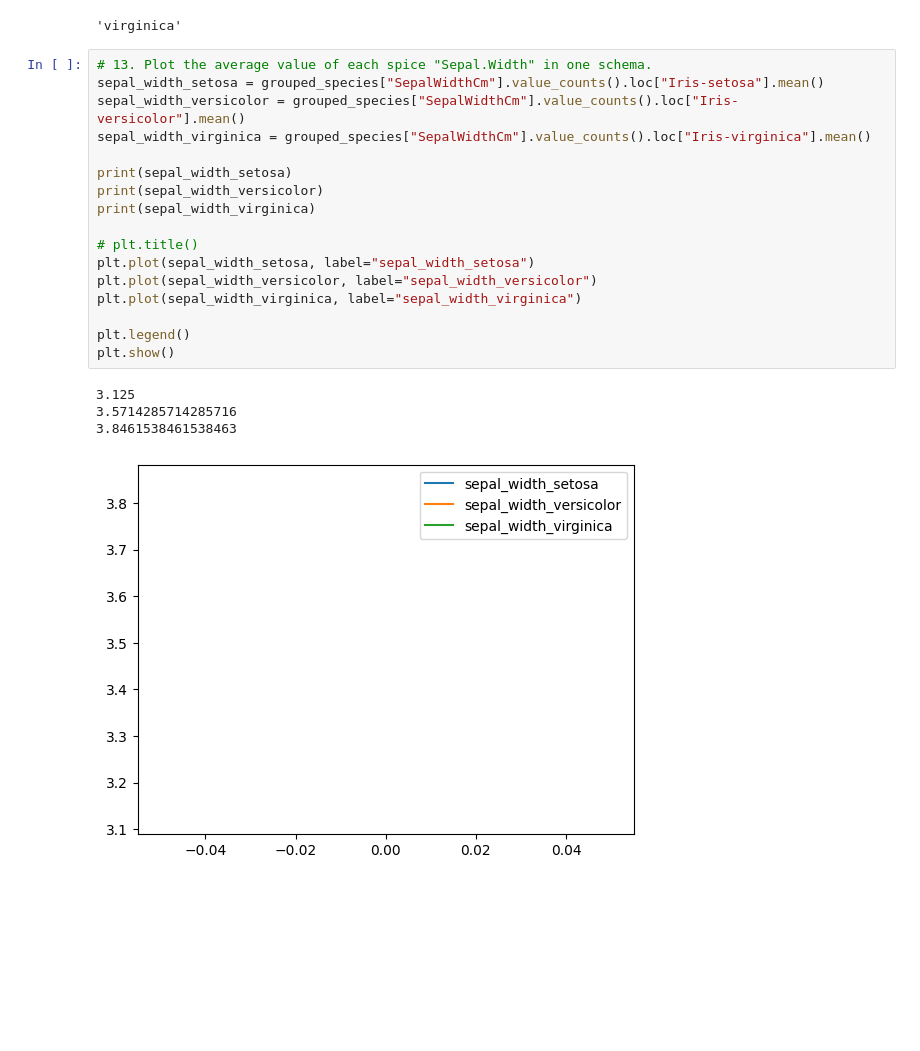
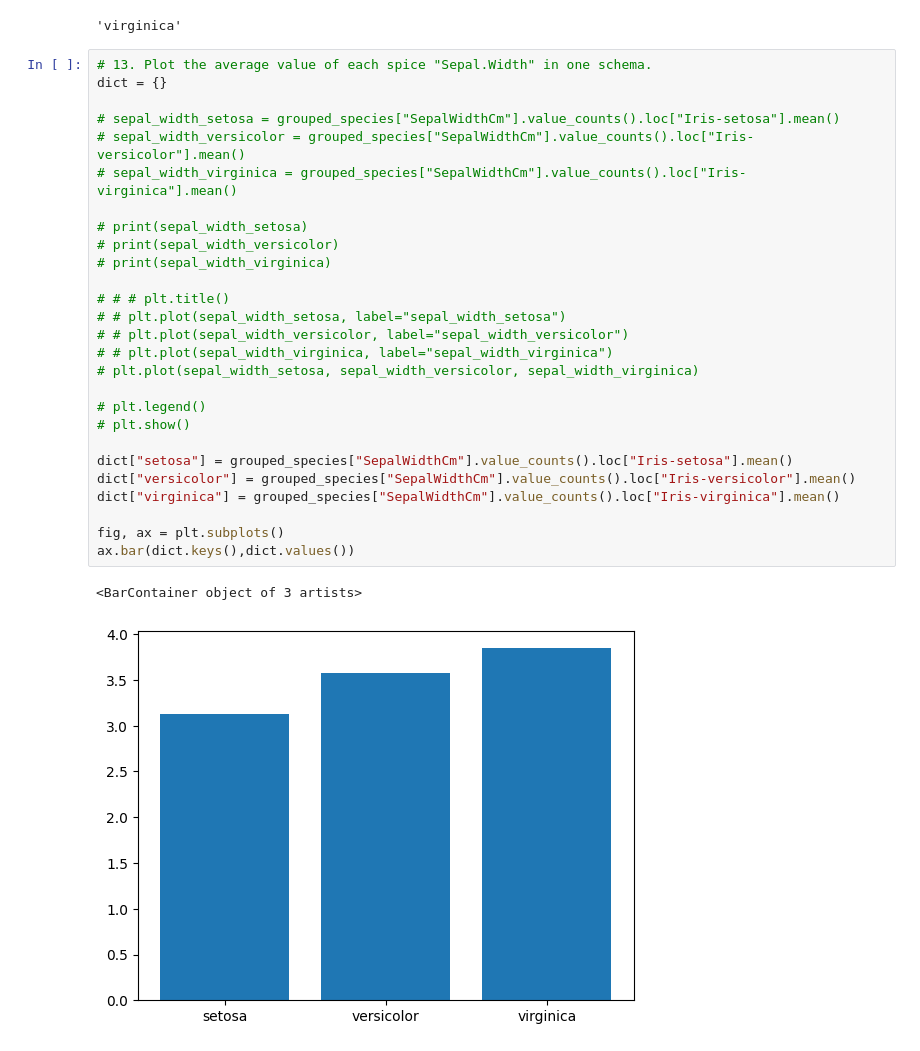
Before and after one commit to Dime98/smartdata-internship, a Jupyter notebook: task4/task4.ipynb, the cells around one changed output. Saved outputs shown, nothing was run; the diff lists cells and outputs as text; blank space fills up the shorter version.

```diff
--- a/task4/task4.ipynb
+++ b/task4/task4.ipynb
@@ -134,26 +153,34 @@ min(petal_width, key=petal_width.get)
 'virginica'
 # %%
 # 13. Plot the average value of each spice "Sepal.Width" in one schema.
-sepal_width_setosa = grouped_species["SepalWidthCm"].value_counts().loc["Iris-setosa"].mean()
-sepal_width_versicolor = grouped_species["SepalWidthCm"].value_counts().loc["Iris-versicolor"].mean()
-sepal_width_virginica = grouped_species["SepalWidthCm"].value_counts().loc["Iris-virginica"].mean()
+dict = {}
 
-print(sepal_width_setosa)
-print(sepal_width_versicolor)
-print(sepal_width_virginica)
+# sepal_width_setosa = grouped_species["SepalWidthCm"].value_counts().loc["Iris-setosa"].mean()
+# sepal_width_versicolor = grouped_species["SepalWidthCm"].value_counts().loc["Iris-versicolor"].mean()
+# sepal_width_virginica = grouped_species["SepalWidthCm"].value_counts().loc["Iris-virginica"].mean()
 
-# plt.title()
-plt.plot(sepal_width_setosa, label="sepal_width_setosa")
-plt.plot(sepal_width_versicolor, label="sepal_width_versicolor")
-plt.plot(sepal_width_virginica, label="sepal_width_virginica")
+# print(sepal_width_setosa)
+# print(sepal_width_versicolor)
+# print(sepal_width_virginica)
 
-plt.legend()
-plt.show()
+# # # plt.title()
+# # plt.plot(sepal_width_setosa, label="sepal_width_setosa")
+# # plt.plot(sepal_width_versicolor, label="sepal_width_versicolor")
+# # plt.plot(sepal_width_virginica, label="sepal_width_virginica")
+# plt.plot(sepal_width_setosa, sepal_width_versicolor, sepal_width_virginica)
+
+# plt.legend()
+# plt.show()
+
+dict["setosa"] = grouped_species["SepalWidthCm"].value_counts().loc["Iris-setosa"].mean()
+dict["versicolor"] = grouped_species["SepalWidthCm"].value_counts().loc["Iris-versicolor"].mean()
+dict["virginica"] = grouped_species["SepalWidthCm"].value_counts().loc["Iris-virginica"].mean()
+
+fig, ax = plt.subplots()
+ax.bar(dict.keys(),dict.values())
 # %% [output]
-3.125
-3.5714285714285716
-3.8461538461538463
+<BarContainer object of 3 artists>
-[figure, old version]
+[figure, new version]
 # %%
 # 14. Compare Petal Length and Petal Width of each spice using a graph (plot the values
 # with individual color for each color, where x axis is "Petal.Length" and y axis is
```
Also changed, not shown: parts of 3 cells of this notebook, 3 other files.
